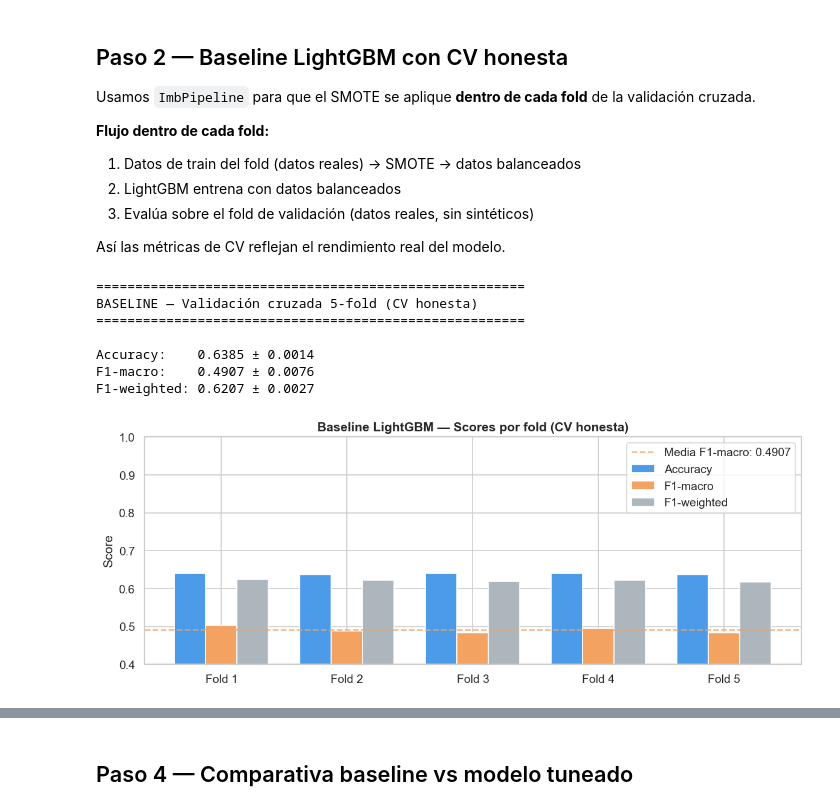
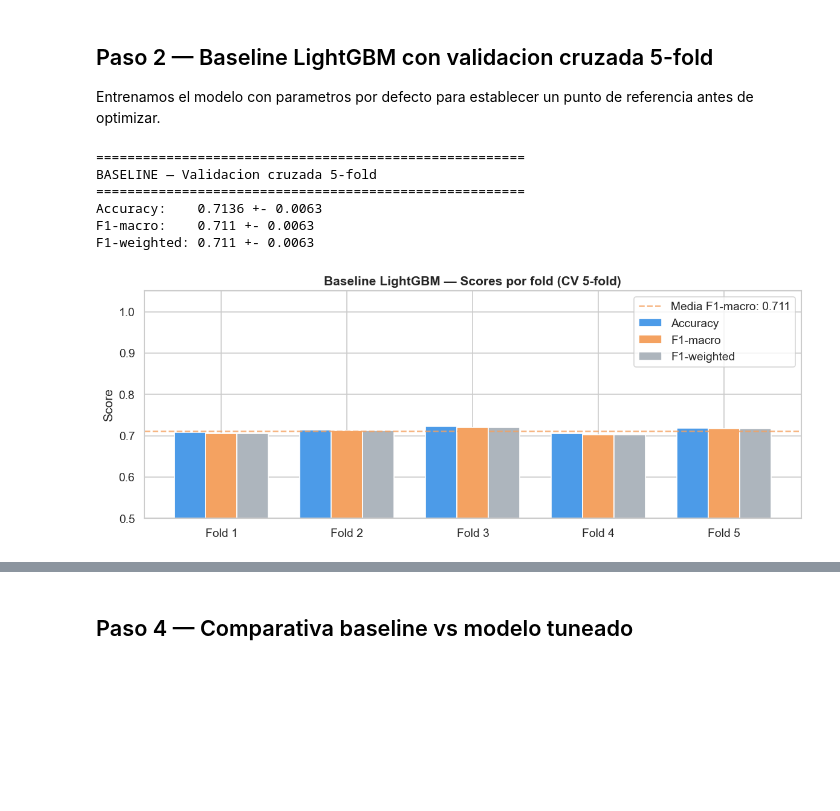
Before and after one commit to Bootcamp-IA-P6/Proyecto7_Equipo3_Multiclase, a Jupyter notebook: notebooks/03_lightgbm.ipynb, the cells around one changed output, grey strips where cells are left out. Saved outputs shown, nothing was run; the diff lists cells and outputs as text; code cells hidden in the pictures; blank space fills up the shorter version.

Commit message:
feat: add LightGBM classifier with Optuna hyperparameter tuning

```diff
--- a/notebooks/03_lightgbm.ipynb
+++ b/notebooks/03_lightgbm.ipynb
@@ -92,34 +90,23 @@ mixed     18.1
 stress    17.5
 urge      10.9
 Name: proportion, dtype: float64
-# %% [markdown]
-## Paso 2 — Baseline LightGBM con CV honesta
-
-Usamos `ImbPipeline` para que el SMOTE se aplique **dentro de cada fold**
-de la validación cruzada.
-
-**Flujo dentro de cada fold:**
-1. Datos de train del fold (datos reales) → SMOTE → datos balanceados
-2. LightGBM entrena con datos balanceados
-3. Evalúa sobre el fold de validación (datos reales, sin sintéticos)
-
-Así las métricas de CV reflejan el rendimiento real del modelo.
+# %% [markdown]
+## Paso 2 — Baseline LightGBM con validacion cruzada 5-fold
+
+Entrenamos el modelo con parametros por defecto para establecer
+un punto de referencia antes de optimizar.
 # %%
-pipeline_baseline = ImbPipeline([
-    ('smote', SMOTE(random_state=42)),
-    ('lgbm',  LGBMClassifier(
-        class_weight='balanced',
-        random_state=42,
-        n_jobs=-1,
-        verbose=-1
-    ))
-])
+lgbm_baseline = LGBMClassifier(
+    class_weight='balanced',
+    random_state=42,
+    n_jobs=-1,
+    verbose=-1
+)
 
 skf = StratifiedKFold(n_splits=5, shuffle=True, random_state=42)
 
 cv_results = cross_validate(
-    pipeline_baseline,
-    X_train, y_train,
+    lgbm_baseline, X_train, y_train,
     cv=skf,
     scoring={
         'accuracy':    'accuracy',
@@ -132,40 +119,34 @@ cv_results = cross_validate(
 baseline_accuracy = cv_results['test_accuracy'].mean()
 baseline_f1_macro = cv_results['test_f1_macro'].mean()
 
-print("=" * 55)
-print("BASELINE — Validación cruzada 5-fold (CV honesta)")
-print("=" * 55)
-print(f"\nAccuracy:    {baseline_accuracy:.4f} ± {cv_results['test_accuracy'].std():.4f}")
-print(f"F1-macro:    {baseline_f1_macro:.4f} ± {cv_results['test_f1_macro'].std():.4f}")
-print(f"F1-weighted: {cv_results['test_f1_weighted'].mean():.4f} ± {cv_results['test_f1_weighted'].std():.4f}")
+print('=' * 55)
+print('BASELINE — Validacion cruzada 5-fold')
+print('=' * 55)
+print('Accuracy:   ', round(baseline_accuracy, 4), '+-', round(cv_results['test_accuracy'].std(), 4))
+print('F1-macro:   ', round(baseline_f1_macro, 4), '+-', round(cv_results['test_f1_macro'].std(), 4))
+print('F1-weighted:', round(cv_results['test_f1_weighted'].mean(), 4), '+-', round(cv_results['test_f1_weighted'].std(), 4))
 # %% [output]
 =======================================================
-BASELINE — Validación cruzada 5-fold (CV honesta)
+BASELINE — Validacion cruzada 5-fold
 =======================================================
-
-Accuracy:    0.6385 ± 0.0014
-F1-macro:    0.4907 ± 0.0076
-F1-weighted: 0.6207 ± 0.0027
+Accuracy:    0.7136 +- 0.0063
+F1-macro:    0.711 +- 0.0063
+F1-weighted: 0.711 +- 0.0063
 # %%
-# Visualización scores por fold
 fig, ax = plt.subplots(figsize=(10, 4))
-
 x = np.arange(5)
 width = 0.25
 ax.bar(x - width, cv_results['test_accuracy'],    width, label='Accuracy',    color='#4C9BE8', edgecolor='white')
 ax.bar(x,         cv_results['test_f1_macro'],    width, label='F1-macro',    color='#F4A261', edgecolor='white')
 ax.bar(x + width, cv_results['test_f1_weighted'], width, label='F1-weighted', color='#ADB5BD', edgecolor='white')
-
 ax.set_xticks(x)
-ax.set_xticklabels([f'Fold {i+1}' for i in range(5)])
-ax.set_ylim(0.4, 1.0)
+ax.set_xticklabels(['Fold 1', 'Fold 2', 'Fold 3', 'Fold 4', 'Fold 5'])
+ax.set_ylim(0.5, 1.05)
 ax.set_ylabel('Score')
-ax.set_title('Baseline LightGBM — Scores por fold (CV honesta)', fontweight='bold')
-ax.axhline(baseline_f1_macro, color='#F4A261', ls='--', lw=1.5,
-           alpha=0.8, label=f'Media F1-macro: {baseline_f1_macro:.4f}')
+ax.set_title('Baseline LightGBM — Scores por fold (CV 5-fold)', fontweight='bold')
+ax.axhline(baseline_f1_macro, color='#F4A261', ls='--', lw=1.5, alpha=0.8, label='Media F1-macro: ' + str(round(baseline_f1_macro, 4)))
 ax.legend()
-
 plt.tight_layout()
 plt.show()
 # %% [output]
-[figure, old version]
+[figure, new version]
```
Also changed, not shown: parts of 20 cells of this notebook, 5 other files.
